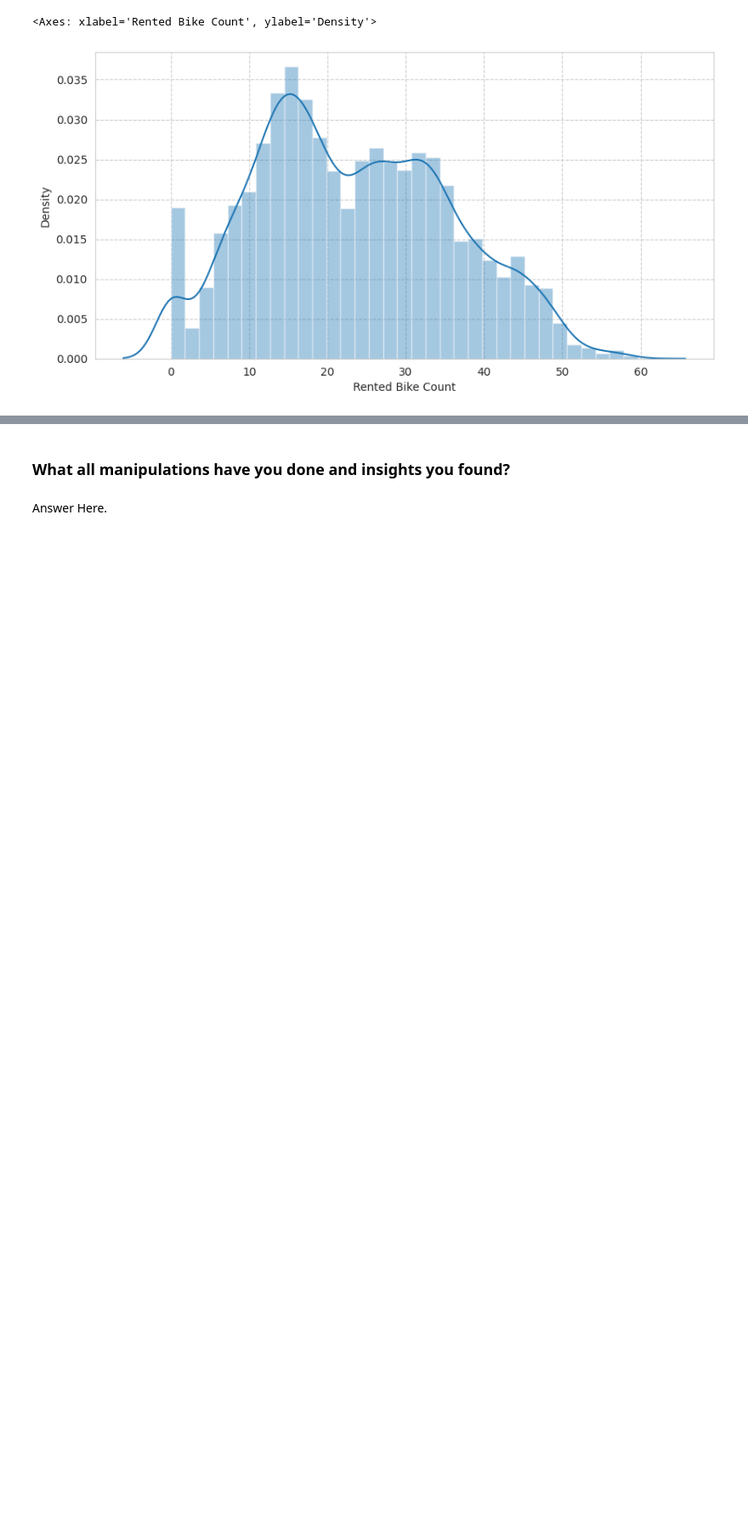
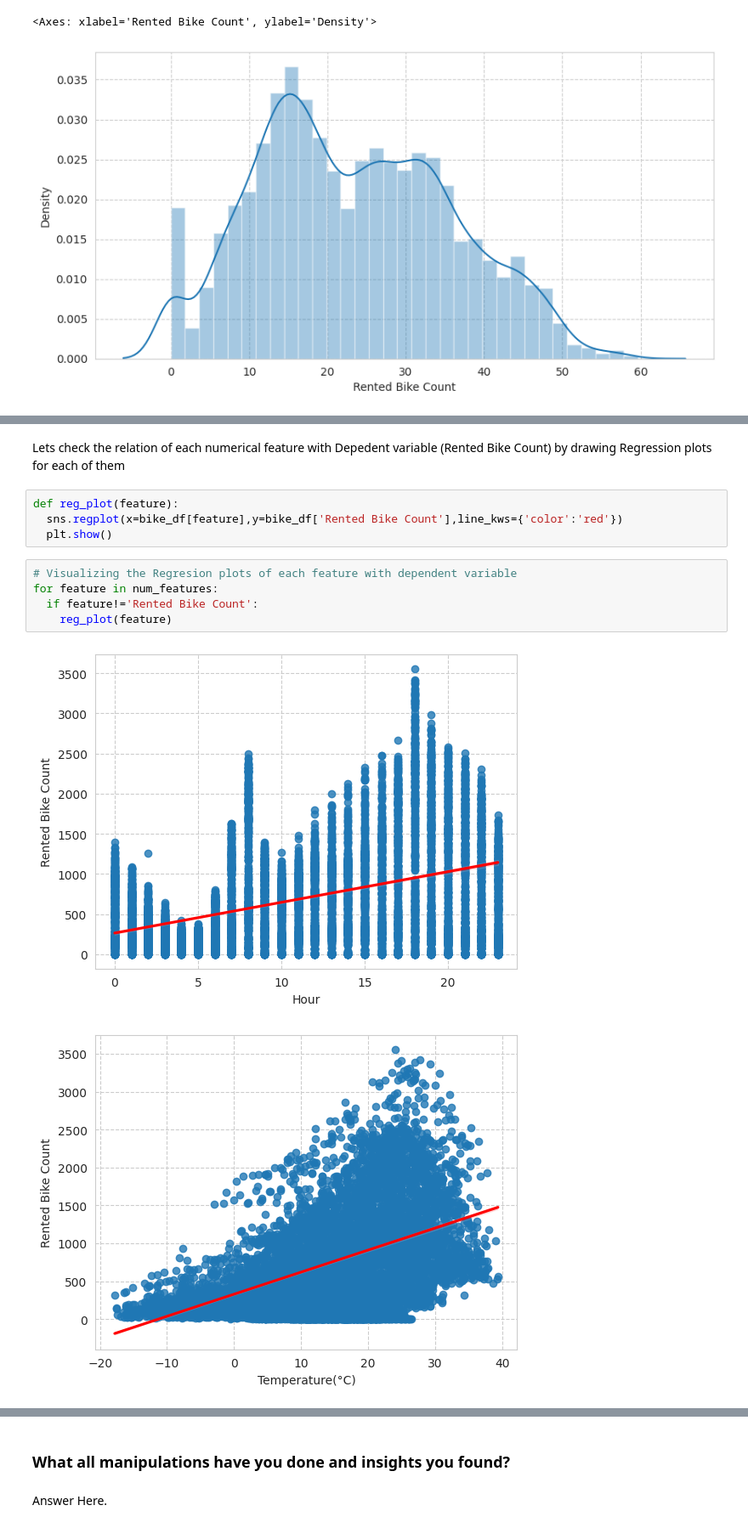
Before and after one commit to ismailali121/LinearRegression_BikeDemandPrediction, a Jupyter notebook: BikeSharingDemandPrediction.ipynb, the cells around one changed output, grey strips where cells are left out. Shown at 85% size. Drawn from its saved outputs; the diff is of its cells as text; blank space fills up the shorter version.

```diff
--- a/BikeSharingDemandPrediction.ipynb
+++ b/BikeSharingDemandPrediction.ipynb
@@ -257,0 +293,14 @@ sns.distplot(np.sqrt(bike_df['Rented Bike Count']))
+# %% [markdown]
+Lets check the relation of each numerical feature with Depedent variable (Rented Bike Count) by drawing Regression plots for each of them
+# %%
+def reg_plot(feature):
+  sns.regplot(x=bike_df[feature],y=bike_df['Rented Bike Count'],line_kws={'color':'red'})
+  plt.show()
+# %%
+# Visualizing the Regresion plots of each feature with dependent variable
+for feature in num_features:
+  if feature!='Rented Bike Count':
+    reg_plot(feature)
+# %% [output]
+[figure, added]
+[figure, added]
```
Also changed, not shown: parts of 13 cells of this notebook.
